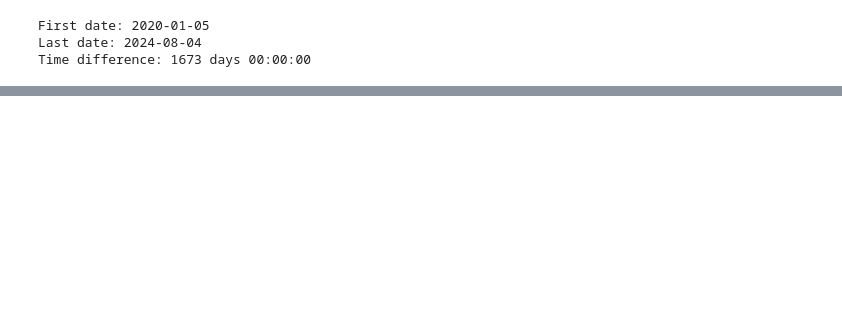
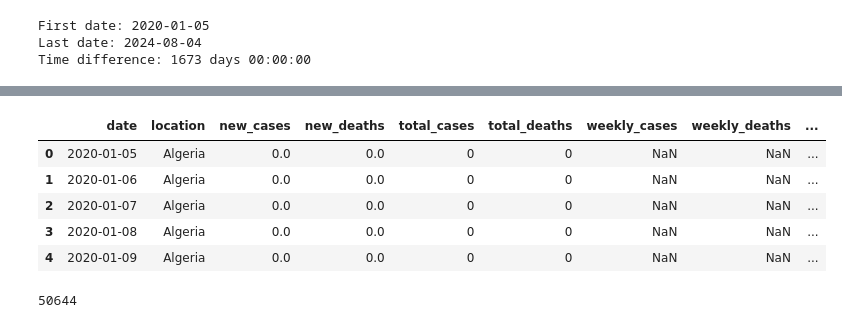
Before and after one commit to gSamper/covid_prediction, a Jupyter notebook: notebooks/EDA.ipynb, the cells around one changed output, grey strips where cells are left out. Drawn from its saved outputs; the diff is of its cells as text; code cells hidden in the pictures; blank space fills up the shorter version.

Commit message:
[ADD] finishing first iteration of EDA + first data to train

```diff
--- a/notebooks/EDA.ipynb
+++ b/notebooks/EDA.ipynb
@@ -322,3 +323,6 @@ df_all_policies['E'] = e_index_format['Value']
 df_all_policies['G'] = g_index_format['Value']
 df_all_policies['S'] = s_index_format['Value']
 df_all_policies.head()
+
+#Només dades nacionals, no volem dades regionals
+df_all_policies = df_all_policies.loc[df_all_policies['Jurisdiction'] == 'NAT_TOTAL'].copy()
@@ -387,0 +386,19 @@ Time difference: 1673 days 00:00:00
+# %%
+df_all_policies.head()
+merged_data = pd.merge(cases_clean, df_all_policies, how='inner', left_on=['location', 'date'], right_on=['CountryName', 'Date'])
+# display(merged_data.head())
+
+# Remove duplicated columns
+merged_data = merged_data.drop(columns=['CountryName', 'Date', 'CountryCode'])
+
+#Also drop columns that are not needed anymore
+#we are only interested in the national data
+merged_data = merged_data.drop(columns=['RegionCode', 'RegionName', 'CityCode', 'CityName', 'Jurisdiction'])
+display(merged_data.head())
+# %% [output]
+|  | date | location | new_cases | new_deaths | total_cases | total_deaths | weekly_cases | weekly_deaths | ... |
+| 0 | 2020-01-05 | Algeria | 0.0 | 0.0 | 0 | 0 | NaN | NaN | ... |
+| 1 | 2020-01-06 | Algeria | 0.0 | 0.0 | 0 | 0 | NaN | NaN | ... |
+| 2 | 2020-01-07 | Algeria | 0.0 | 0.0 | 0 | 0 | NaN | NaN | ... |
+| 3 | 2020-01-08 | Algeria | 0.0 | 0.0 | 0 | 0 | NaN | NaN | ... |
+| 4 | 2020-01-09 | Algeria | 0.0 | 0.0 | 0 | 0 | NaN | NaN | ... |
@@ -387,0 +407,5 @@ Time difference: 1673 days 00:00:00
+# %%
+non_na_counts = merged_data.Jurisdiction.notna().sum()
+print(non_na_counts)
+# %% [output]
+50644
```
Also changed, not shown: parts of 8 cells of this notebook.
